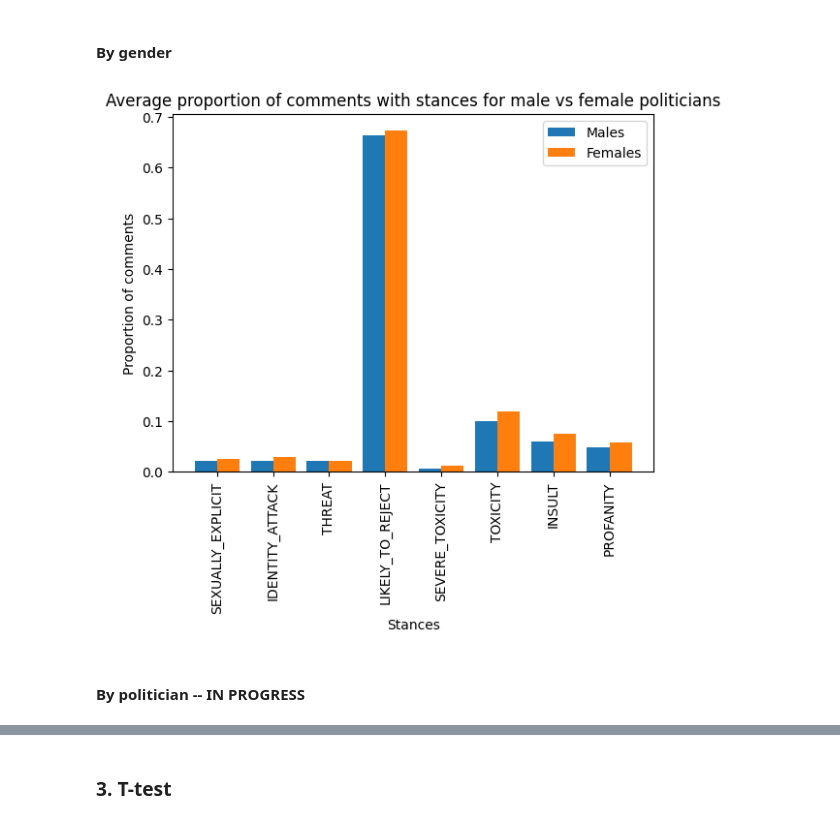
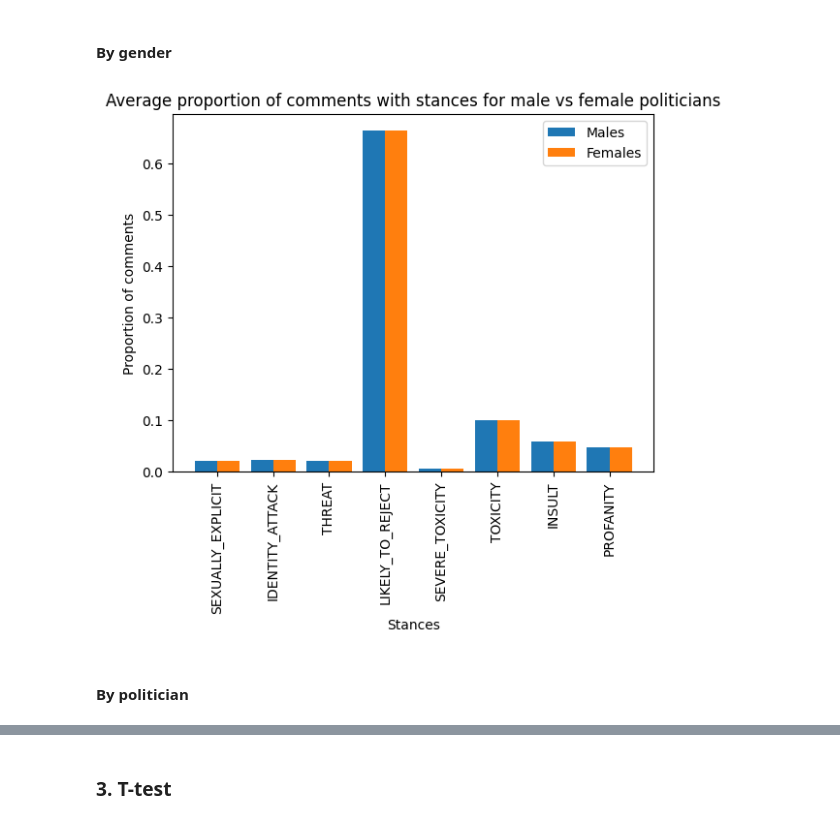
Before and after one commit to tsrogers9/CS315-proj3-group2, a Jupyter notebook: 2-analysis/stance_detection_analysis.ipynb, the cells around one changed output, grey strips where cells are left out. Saved outputs shown, nothing was run; the diff lists cells and outputs as text; code cells hidden in the pictures.

Commit message:
stance data viz

```diff
--- a/2-analysis/stance_detection_analysis.ipynb
+++ b/2-analysis/stance_detection_analysis.ipynb
@@ -139,21 +139,24 @@ import seaborn as sns
 # %% [markdown]
 #### By gender
 # %%
-male_federal_avgs = df_male_federal[col_names_cats].mean().to_list()
-fem_federal_avgs = df_female_federal[col_names_cats].mean().to_list()
+def plot_stance_by_gender(male_avgs, female_avgs):
+    x_axis = np.arange(len(col_names_cats))
 
-x_axis = np.arange(len(col_names_cats))
+    plt.bar(x_axis - 0.2, male_avgs, 0.4, label = 'Males')
+    plt.bar(x_axis + 0.2, male_avgs, 0.4, label = 'Females')
 
-plt.bar(x_axis - 0.2, male_federal_avgs, 0.4, label = 'Males')
-plt.bar(x_axis + 0.2, fem_federal_avgs, 0.4, label = 'Females')
-
-plt.xticks(x_axis, col_names_cats, rotation='vertical')
-plt.xlabel("Stances")
-plt.ylabel("Proportion of comments")
-plt.title("Average proportion of comments with stances for male vs female politicians")
-plt.legend()
-plt.show()
+    plt.xticks(x_axis, col_names_cats, rotation='vertical')
+    plt.xlabel("Stances")
+    plt.ylabel("Proportion of comments")
+    plt.title("Average proportion of comments with stances for male vs female politicians")
+    plt.legend()
+    plt.show()
-# %% [output]
-[figure, removed]
+# %%
+male_federal_avgs = df_male_federal[col_names_cats].mean().to_list()
+fem_federal_avgs = df_female_federal[col_names_cats].mean().to_list()
+
+plot_stance_by_gender(male_federal_avgs, fem_federal_avgs)
+# %% [output]
+[figure, added]
 # %% [markdown]
-#### By politician -- IN PROGRESS
+#### By politician
```
Also changed, not shown: parts of 26 cells of this notebook, 2 other files.
